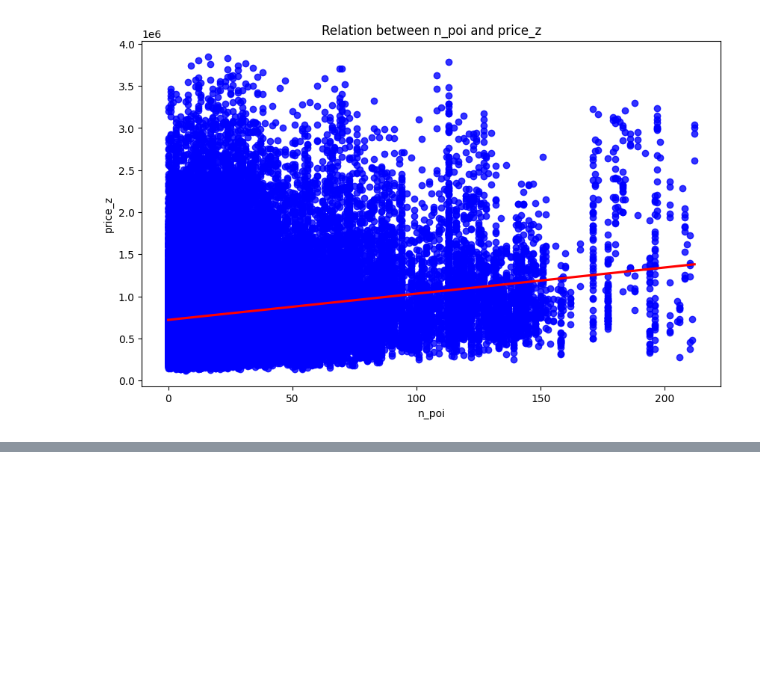
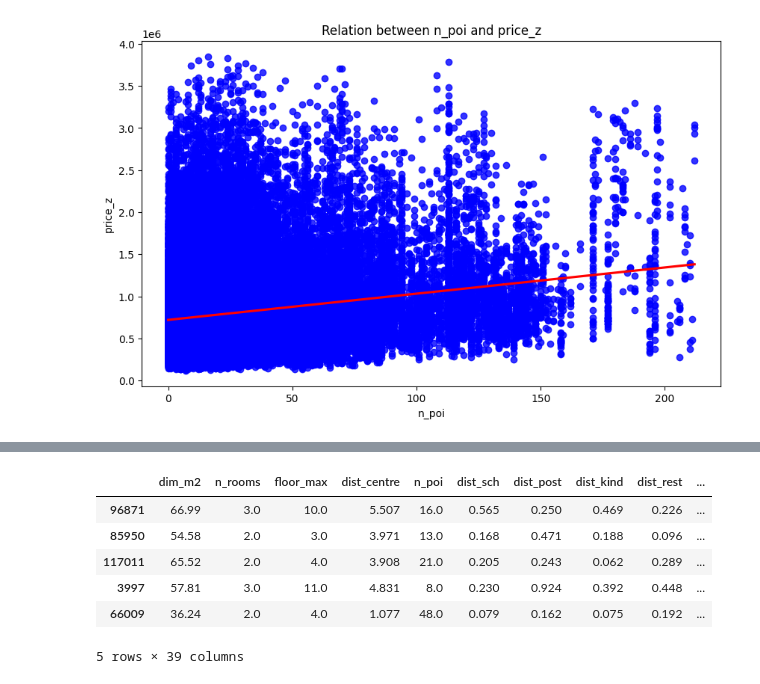
Before and after one commit to Mukhammadkodir27/Machine_Learning_Projects, a Jupyter notebook: Project-ML.ipynb, the cells around one changed output, grey strips where cells are left out. Cells and saved outputs as stored; diff of their text form; code cells hidden in the pictures; blank space fills up the shorter version.

```diff
--- a/Project-ML.ipynb
+++ b/Project-ML.ipynb
@@ -956,0 +1244,36 @@ strong multicollinearity or other numerical problems.
+# %%
+# train - 2 levels
+encoded_train = pd.get_dummies(encoded_train,
+                               columns = categorical_variables_with_2,
+                               drop_first = True,
+                               dtype = int
+                               )
+# test - 2 levels
+encoded_test = pd.get_dummies(encoded_test,
+                              columns = categorical_variables_with_2,
+                              drop_first = True,
+                              dtype = int
+                              )
+
+# train - >3 levels
+encoded_train = pd.get_dummies(encoded_train,
+                               columns = categorical_variables_with_3_levels,
+                               drop_first = False,
+                               dtype = int
+                               )
+# test - >3 levels
+encoded_test = pd.get_dummies(encoded_test,
+                              columns = categorical_variables_with_3_levels,
+                              drop_first = False,
+                              dtype = int
+                              )
+# %%
+encoded_train.head()
+# %% [output]
+|  | dim_m2 | n_rooms | floor_max | dist_centre | n_poi | dist_sch | dist_post | dist_kind | dist_rest | ... |
+| 96871 | 66.99 | 3.0 | 10.0 | 5.507 | 16.0 | 0.565 | 0.250 | 0.469 | 0.226 | ... |
+| 85950 | 54.58 | 2.0 | 3.0 | 3.971 | 13.0 | 0.168 | 0.471 | 0.188 | 0.096 | ... |
+| 117011 | 65.52 | 2.0 | 4.0 | 3.908 | 21.0 | 0.205 | 0.243 | 0.062 | 0.289 | ... |
+| 3997 | 57.81 | 3.0 | 11.0 | 4.831 | 8.0 | 0.230 | 0.924 | 0.392 | 0.448 | ... |
+| 66009 | 36.24 | 2.0 | 4.0 | 1.077 | 48.0 | 0.079 | 0.162 | 0.075 | 0.192 | ... |
+5 rows × 39 columns
```
Also changed, not shown: parts of 93 cells of this notebook.
